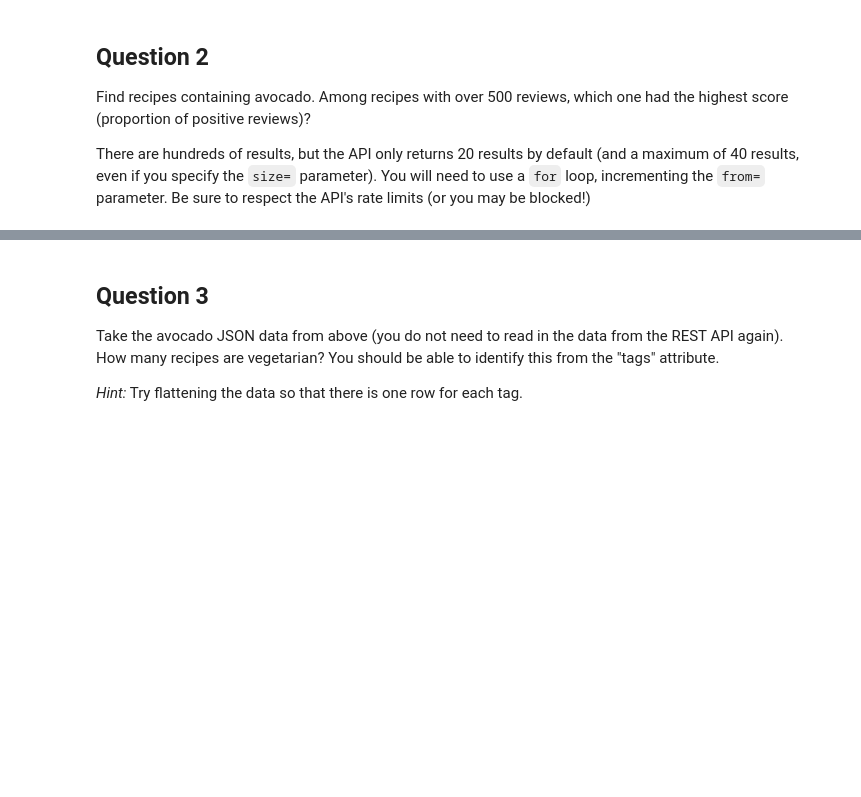
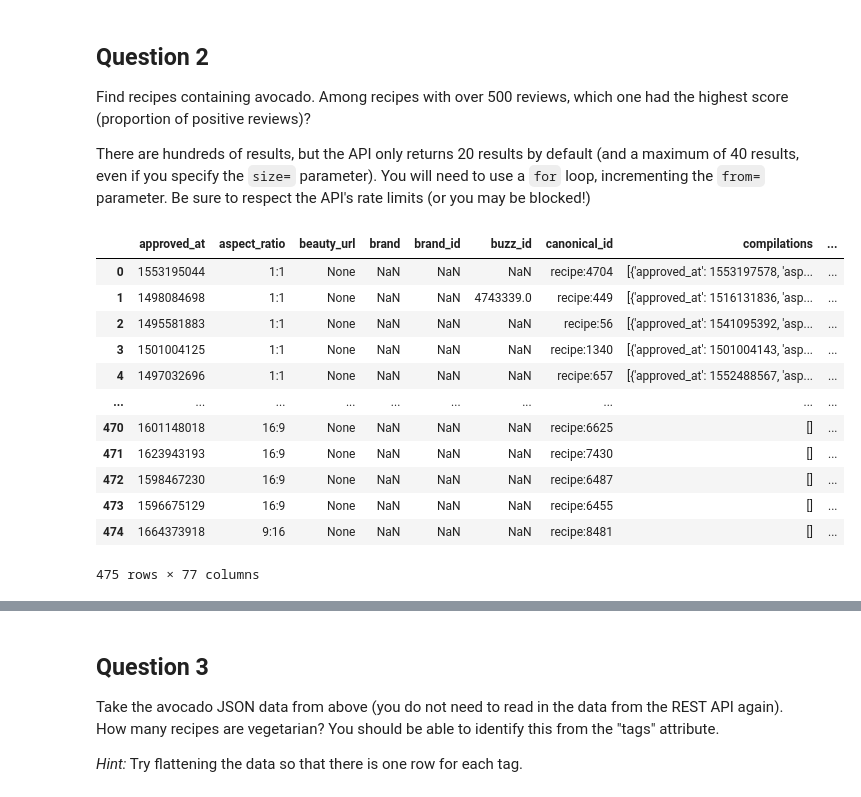
Before and after one commit to Elnya/DATASCI112, a Jupyter notebook: week8/8.4.scraping-data-from-REST-APIs.ipynb, the cells around one changed output, grey strips where cells are left out. Drawn from its saved outputs; the diff is of its cells as text; code cells hidden in the pictures; blank space fills up the shorter version.

```diff
--- a/week8/8.4.scraping-data-from-REST-APIs.ipynb
+++ b/week8/8.4.scraping-data-from-REST-APIs.ipynb
@@ -45,0 +84,8 @@ Which endpoint would you use? Issue an HTTP request to the endpoint, and convert
+# %%
+import json
+
+with open("data/daikon_recipes.json", "r") as f:
+    daikon_recipes = json.load(f)
+
+# check the keys of the JSON response
+daikon_recipes.keys()
@@ -49,3 +124,54 @@ Which endpoint would you use? Issue an HTTP request to the endpoint, and convert
 Find recipes containing avocado. Among recipes with over 500 reviews, which one had the highest score (proportion of positive reviews)?
 
 There are hundreds of results, but the API only returns 20 results by default (and a maximum of 40 results, even if you specify the `size=` parameter). You will need to use a `for` loop, incrementing the `from=` parameter. Be sure to respect the API's rate limits (or you may be blocked!)
+# %%
+import requests
+
+domain = "https://tasty.p.rapidapi.com"
+endpoint = "recipes/list"
+url = f"{domain}/{endpoint}"
+
+# TODO: Update the `headers` with your X-RapidAPI-Key.
+headers = {
+	"X-RapidAPI-Key": "MY_API_KEY",
+	"X-RapidAPI-Host": "tasty.p.rapidapi.com"
+}
+
+offset = 0
+size = 40
+query_string = {"from":offset, "size":size, "q":"avocado"}
+
+# get the result count from the first query
+response = requests.get(url, headers=headers, params=query_string)
+result_count = response.json().get("count", 0)
+
+# loop through the results, 40 at a time
+all_avocado_recipes = pd.DataFrame()
+while offset < result_count:
+    query_string = {"from":offset, "size":size, "q":"avocado"}
+    response = requests.get(url, headers=headers, params=query_string)
+    # write the each response to a separate file
+    with open(f"data/avocado_recipes_{offset}.json", "w") as f:
+        f.write(response.text)
+    # read the file and append to the list
+    with open(f"data/avocado_recipes_{offset}.json", "r") as f:
+        avocado_recipes = json.load(f)
+    avocado_recipes_df = pd.json_normalize(avocado_recipes['results'])
+    all_avocado_recipes = pd.concat([all_avocado_recipes, avocado_recipes_df], ignore_index=True)
+    offset += size
+# %%
+all_avocado_recipes
+# %% [output]
+|  | approved_at | aspect_ratio | beauty_url | brand | brand_id | buzz_id | canonical_id | compilations | ... |
+| 0 | 1553195044 | 1:1 | None | NaN | NaN | NaN | recipe:4704 | [{'approved_at': 1553197578, 'asp... | ... |
+| 1 | 1498084698 | 1:1 | None | NaN | NaN | 4743339.0 | recipe:449 | [{'approved_at': 1516131836, 'asp... | ... |
+| 2 | 1495581883 | 1:1 | None | NaN | NaN | NaN | recipe:56 | [{'approved_at': 1541095392, 'asp... | ... |
+| 3 | 1501004125 | 1:1 | None | NaN | NaN | NaN | recipe:1340 | [{'approved_at': 1501004143, 'asp... | ... |
+| 4 | 1497032696 | 1:1 | None | NaN | NaN | NaN | recipe:657 | [{'approved_at': 1552488567, 'asp... | ... |
+| ... | ... | ... | ... | ... | ... | ... | ... | ... | ... |
+| 470 | 1601148018 | 16:9 | None | NaN | NaN | NaN | recipe:6625 | [] | ... |
+| 471 | 1623943193 | 16:9 | None | NaN | NaN | NaN | recipe:7430 | [] | ... |
+| 472 | 1598467230 | 16:9 | None | NaN | NaN | NaN | recipe:6487 | [] | ... |
+| 473 | 1596675129 | 16:9 | None | NaN | NaN | NaN | recipe:6455 | [] | ... |
+| 474 | 1664373918 | 9:16 | None | NaN | NaN | NaN | recipe:8481 | [] | ... |
+475 rows × 77 columns
```
Also changed, not shown: parts of 12 cells of this notebook, 13 other files.
